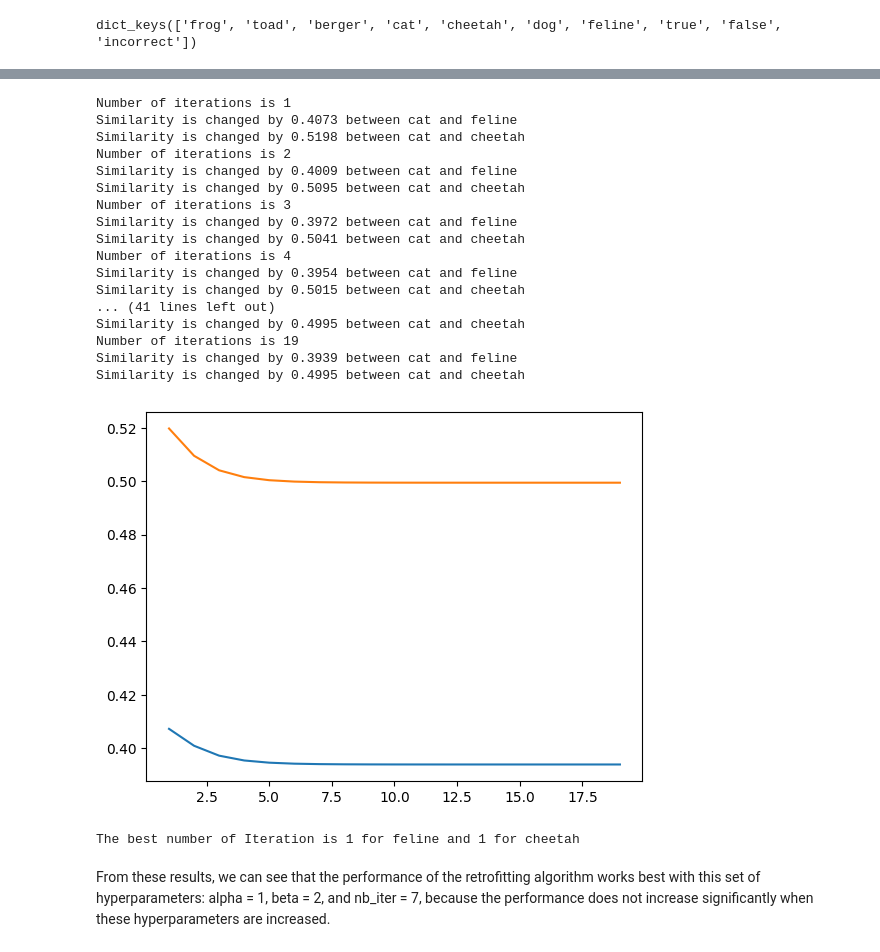
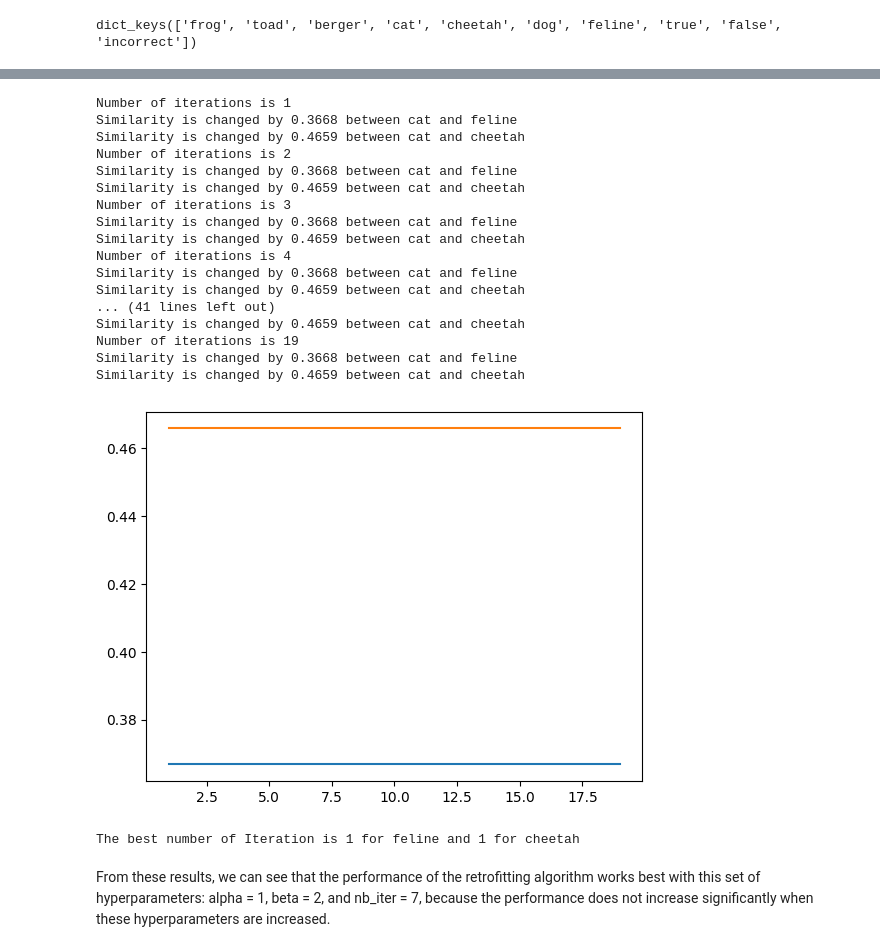
Before and after one commit to HIEUNT1610/ML2-Project, a Jupyter notebook: Work/Algorithm.ipynb, the cells around one changed output, grey strips where cells are left out. Drawn from its saved outputs; the diff is of its cells as text; code cells hidden in the pictures.

```diff
--- a/Work/Algorithm.ipynb
+++ b/Work/Algorithm.ipynb
@@ -123,10 +114,10 @@ def read_word_vecs(filename):
   return wordVectors
 
 # Read lexicon as a dictionary:
-def read_lexicon(filename):
+def read_lexicon(filename, encoding='utf-8'):
   lexicon = {}
   if filename.endswith('.gz'): fileObject = gzip.open(filename, 'r')
-  else: fileObject = open(filename, 'r')
+  else: fileObject = open(filename, 'r', encoding=encoding)
 
   for line in fileObject:
     words = line.lower().strip().split()
@@ -134,7 +125,7 @@ def read_lexicon(filename):
   return lexicon
 
 # Retrofit word vectors to a lexicon:
-def retrofit(wordVecs, lexicon, numIters, alpha = 1, beta = 2): # wordVecs is a dictionary
+def retrofit(wordVecs, lexicon, numIters, alpha = 1, beta = 1): # wordVecs is a dictionary
   newWordVecs = deepcopy(wordVecs)
   wvVocab = set(newWordVecs.keys())
   loopVocab = wvVocab.intersection(set(lexicon.keys()))
@@ -147,11 +138,14 @@ def retrofit(wordVecs, lexicon, numIters, alpha = 1, beta = 2): # wordVecs is a
       if numNeighbours == 0:
         continue
       # the weight of the old vector is alpha
-      newVec = alpha * wordVecs[word]
+      newVec = alpha * numNeighbours * wordVecs[word]
       # loop over neighbours and add to new vector (currently with weight beta)
       for ppWord in wordNeighbours:
-        newVec += beta * newWordVecs[ppWord] / numNeighbours
-      newWordVecs[word] = newVec/(alpha + beta*1) # 1/numNeighbours * numNeighbours = 1
+        newVec += beta * newWordVecs[ppWord]
+      newWordVecs[word] = newVec/((alpha + beta)*numNeighbours) # 1/numNeighbours * numNeighbours = 1
+      # define a stopping mechanism using Euclidean distance
+      if np.linalg.norm(newWordVecs[word] - wordVecs[word]) < 0.01:
+        newWordVecs[word] = wordVecs[word]
   return newWordVecs
 # %%
 # Transform the toy corpus into a wordVecs dictionary:
@@ -183,0 +170,5 @@ print(lexicon['cat'])
+# %%
+# Read the lexicons from files:
+frame_lexicon = read_lexicon('framenet.txt')
+wn_lexicon = read_lexicon('wordnet-synonyms+.txt')
+ppdb_lexicon = read_lexicon('ppdb-xl.txt')
@@ -215,7 +233,7 @@ There has been some improvements in the toy corpus, so the retrofit algorithm wo
 improvement_cheetah = []
 improvement_feline = []
 for alpha in np.arange(0.1, 5.1, 0.3):
-    newWordVecs = retrofit(toy_wordVecs, lexicon, numIters = 10, alpha = alpha, beta = 2)
+    newWordVecs = retrofit(toy_wordVecs, wn_lexicon, numIters = 10, alpha = alpha, beta = 2)
     retro_similarity_matrix = np.zeros((len(vec_toy_corpus), len(vec_toy_corpus)))
     for i in range(len(vec_toy_corpus)):
         for j in range(len(vec_toy_corpus)):
@@ -255,8 +273,8 @@ The best alpha is 1 for feline and 1 for cheetah
 # Test beta:
 improvement_feline = []
 improvement_cheetah = []
-for beta in range(1, 10):
-    newWordVecs = retrofit(toy_wordVecs, lexicon, numIters = 10, alpha = 1, beta = beta)
+for beta in np.arange(0.1, 10.1, 0.3):
+    newWordVecs = retrofit(toy_wordVecs, wn_lexicon, numIters = 10, alpha = 1, beta = beta)
     retro_similarity_matrix = np.zeros((len(vec_toy_corpus), len(vec_toy_corpus)))
     for i in range(len(vec_toy_corpus)):
         for j in range(len(vec_toy_corpus)):
@@ -268,8 +286,8 @@ for beta in range(1, 10):
     print(f'Similarity is changed by {retro_similarity_matrix[3][4] - similarity_matrix[3][4]:.4f} between {toy_corpus[3]} and {toy_corpus[4]}')
 
 # Plot the results:
-plt.plot(range(1, 10), improvement_feline, label = 'feline')
-plt.plot(range(1, 10), improvement_cheetah, label = 'cheetah')
+plt.plot(np.arange(0.1, 10.1, 0.3), improvement_feline, label = 'feline')
+plt.plot(np.arange(0.1, 10.1, 0.3), improvement_cheetah, label = 'cheetah')
 plt.show()
 print(f"The best beta is {np.argmax(improvement_feline) + 1} for feline and {np.argmax(improvement_cheetah) + 1} for cheetah")
 # %% [output]
@@ -295,43 +313,43 @@ The best beta is 9 for feline and 9 for cheetah
 # %%
 # Test number of iterations:
 improvement_feline = []
 improvement_cheetah = []
 for iter in range(1, 20):
-    newWordVecs = retrofit(toy_wordVecs, lexicon, numIters = iter, alpha = 1, beta = 2)
+    newWordVecs = retrofit(toy_wordVecs, wn_lexicon, numIters = iter, alpha = 1, beta = 2)
     retro_similarity_matrix = np.zeros((len(vec_toy_corpus), len(vec_toy_corpus)))
     for i in range(len(vec_toy_corpus)):
         for j in range(len(vec_toy_corpus)):
             retro_similarity_matrix[i][j] = cosine_similarity(newWordVecs[toy_corpus[i]], newWordVecs[toy_corpus[j]])
     improvement_feline.append(retro_similarity_matrix[3][6] - similarity_matrix[3][6])
     improvement_cheetah.append(retro_similarity_matrix[3][4] - similarity_matrix[3][4])
     print(f'Number of iterations is {iter}')
     print(f'Similarity is changed by {retro_similarity_matrix[3][6] - similarity_matrix[3][6]:.4f} between {toy_corpus[3]} and {toy_corpus[6]}')
     print(f'Similarity is changed by {retro_similarity_matrix[3][4] - similarity_matrix[3][4]:.4f} between {toy_corpus[3]} and {toy_corpus[4]}')
 
 # Plot the results:
 plt.plot(range(1, 20), improvement_feline, label = 'feline')
 plt.plot(range(1, 20), improvement_cheetah, label = 'cheetah')
 plt.show()
 print(f"The best number of Iteration is {np.argmax(improvement_feline) + 1} for feline and {np.argmax(improvement_cheetah) + 1} for cheetah")
 # %% [output]
 Number of iterations is 1
-Similarity is changed by 0.4073 between cat and feline
-Similarity is changed by 0.5198 between cat and cheetah
+Similarity is changed by 0.3668 between cat and feline
+Similarity is changed by 0.4659 between cat and cheetah
 Number of iterations is 2
-Similarity is changed by 0.4009 between cat and feline
-Similarity is changed by 0.5095 between cat and cheetah
+Similarity is changed by 0.3668 between cat and feline
+Similarity is changed by 0.4659 between cat and cheetah
 Number of iterations is 3
-Similarity is changed by 0.3972 between cat and feline
-Similarity is changed by 0.5041 between cat and cheetah
+Similarity is changed by 0.3668 between cat and feline
+Similarity is changed by 0.4659 between cat and cheetah
 Number of iterations is 4
-Similarity is changed by 0.3954 between cat and feline
-Similarity is changed by 0.5015 between cat and cheetah
+Similarity is changed by 0.3668 between cat and feline
+Similarity is changed by 0.4659 between cat and cheetah
 ... (41 lines left out)
-Similarity is changed by 0.4995 between cat and cheetah
+Similarity is changed by 0.4659 between cat and cheetah
 Number of iterations is 19
-Similarity is changed by 0.3939 between cat and feline
-Similarity is changed by 0.4995 between cat and cheetah
+Similarity is changed by 0.3668 between cat and feline
+Similarity is changed by 0.4659 between cat and cheetah
-[figure, old version]
+[figure, new version]
 The best number of Iteration is 1 for feline and 1 for cheetah
 # %% [markdown]
 From these results, we can see that the performance of the retrofitting algorithm works best with this set of hyperparameters: alpha = 1, beta = 2, and nb_iter = 7, because the performance does not increase significantly when these hyperparameters are increased.
```
Also changed, not shown: parts of 24 cells of this notebook.
